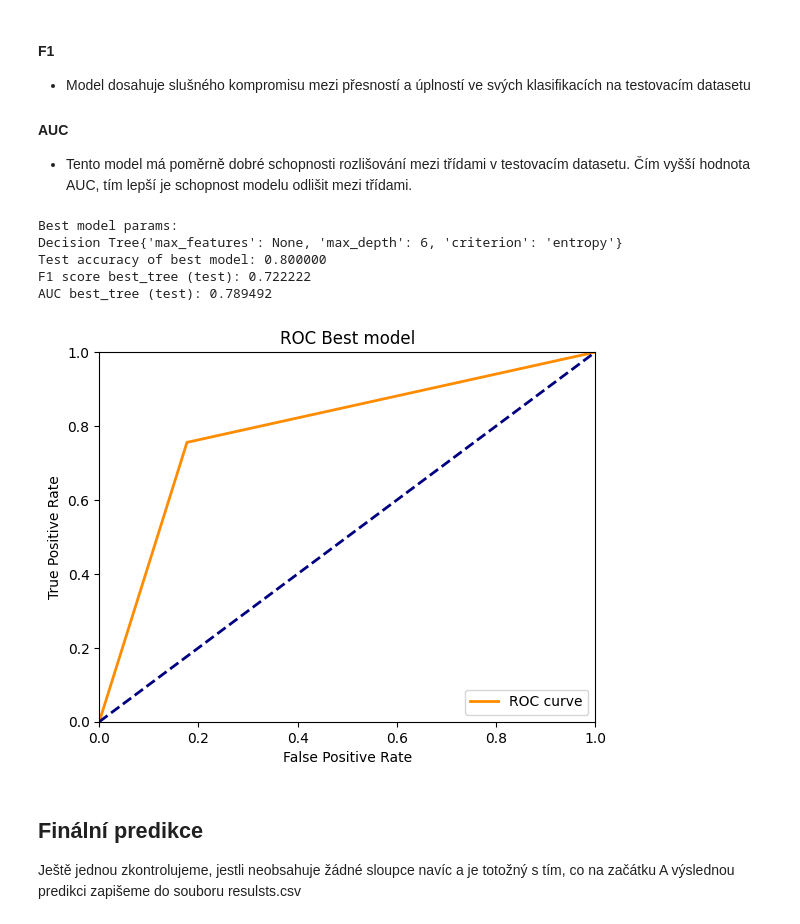
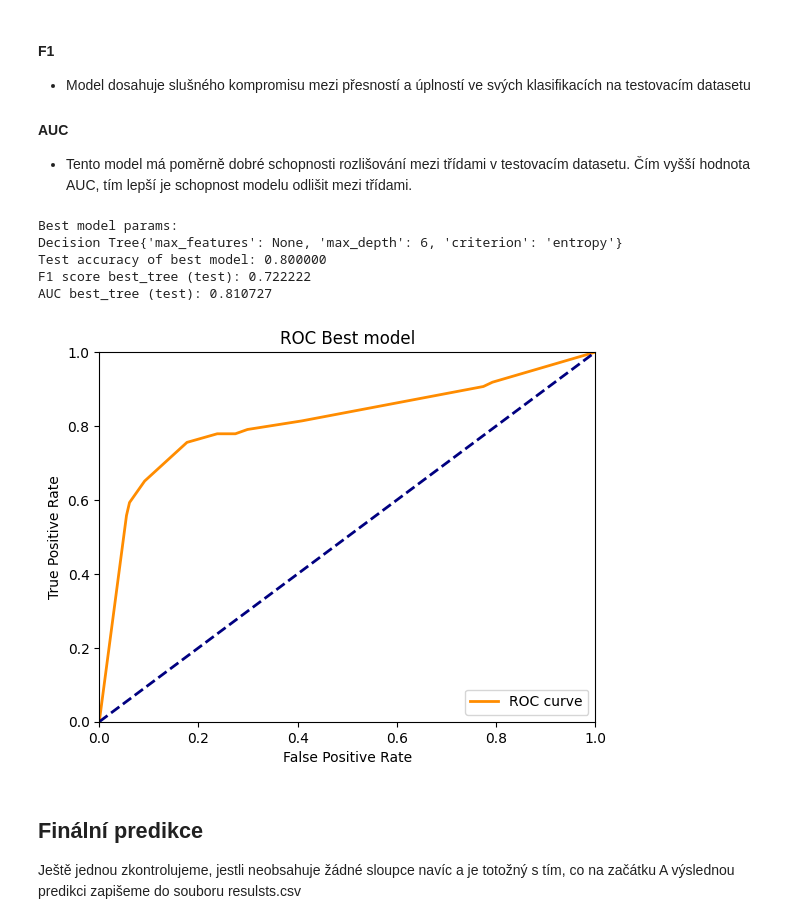
Before and after one commit to xsenyaaax/bi-ml1-2023, a Jupyter notebook: 01/homework_01.ipynb, the cells around one changed output. Saved outputs shown, nothing was run; the diff lists cells and outputs as text; code cells hidden in the pictures.

Commit message:
HW01: Results.csv updated and AUC plot updated with probabilities in range 0 to 1.

```diff
--- a/01/homework_01.ipynb
+++ b/01/homework_01.ipynb
@@ -348,31 +348,32 @@ Spočítáme předpoklad pro testovácí množinu, F1, AUC
 # %%
 print(f'Best model params: \nDecision Tree{best_params_tree}')
 print(f'Test accuracy of best model: {best_tree.score(XtestTree,YtestTree):0.6f}')
 
 f1_score = metrics.f1_score(YtestTree,best_tree.predict(XtestTree))
 print('F1 score best_tree (test): {0:.6f}'.format(f1_score))
 
-fpr, tpr, threshold = metrics.roc_curve(YtestTree,best_tree.predict(XtestTree))
+y_prediction_probability = best_tree.predict_proba(XtestTree)
+fpr, tpr, threshold = metrics.roc_curve(YtestTree,y_prediction_probability[:,1])
 roc_auc = metrics.auc(fpr, tpr)
 print('AUC best_tree (test): {0:.6f}'.format(roc_auc))
 
 plt.figure()
 plt.plot(fpr, tpr, color='darkorange', lw=2, label='ROC curve')
 plt.plot([0, 1], [0, 1], color='navy', lw=2, linestyle='--')
 plt.xlim([0.0, 1.0])
 plt.ylim([0.0, 1.0])
 plt.xlabel('False Positive Rate')
 plt.ylabel('True Positive Rate')
 plt.title('ROC Best model')
 plt.legend(loc='lower right')
 plt.show()
 # %% [output]
 Best model params:
 Decision Tree{'max_features': None, 'max_depth': 6, 'criterion': 'entropy'}
 Test accuracy of best model: 0.800000
 F1 score best_tree (test): 0.722222
-AUC best_tree (test): 0.789492
+AUC best_tree (test): 0.810727
-[figure, old version]
+[figure, new version]
 # %% [markdown]
 ## Finální predikce
 
```
Also changed, not shown: parts of 2 cells of this notebook, 1 other file.
